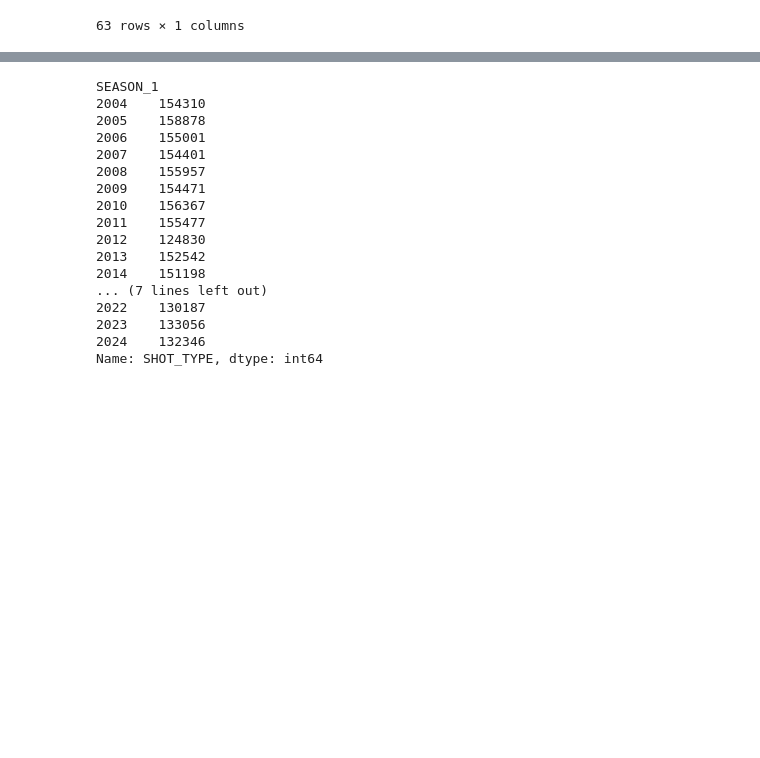
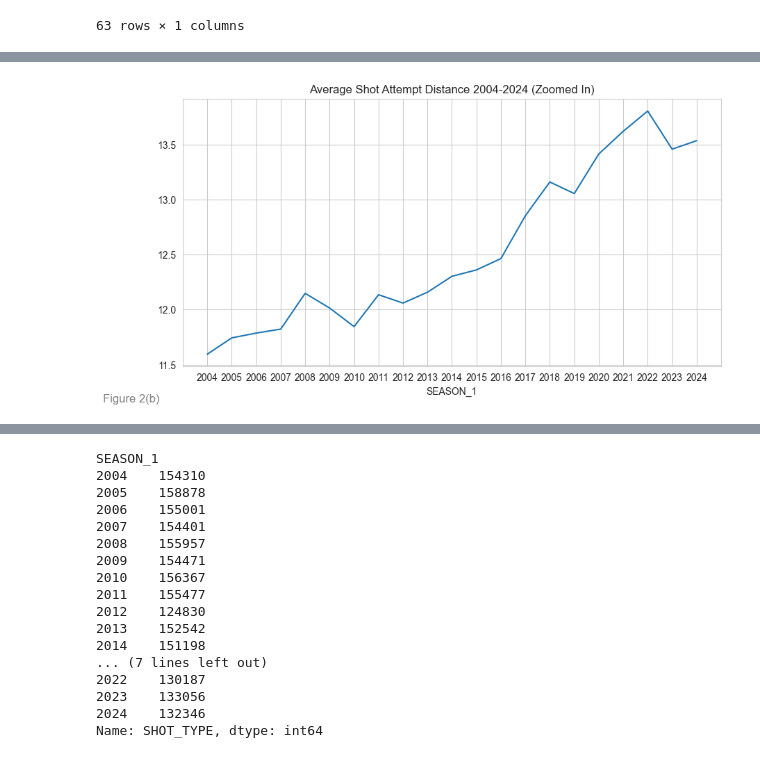
Before and after one commit to PatrickCoop12/nba_shooting_analysis, a Jupyter notebook: shots.ipynb, the cells around one changed output, grey strips where cells are left out. Cells and saved outputs as stored; diff of their text form; code cells hidden in the pictures; blank space fills up the shorter version.

```diff
--- a/shots.ipynb
+++ b/shots.ipynb
@@ -248,2 +275,14 @@ plt.show()
+# %%
+# Plotting line chart showing average shot attempt distances each year year
+nba_shots.groupby('SEASON_1')['SHOT_DISTANCE'].mean().plot(kind='line', figsize=(10,5))
+integer_ticks = np.arange(int(nba_shots['SEASON_1'].min()), int(nba_shots['SEASON_1'].max()) + 1, 1)
+plt.xticks(integer_ticks) # Custom tick range to prevent half point increments on x-axis
+plt.title('Average Shot Attempt Distance 2004-2024 (Zoomed In)')
+plt.annotate(text='Figure 2(b)', xy=(0.01, 0.01), xycoords='figure fraction',
+            horizontalalignment='left', verticalalignment='bottom',
+            fontsize=12, color='gray')
+plt.show()
+# %% [output]
+[figure, added]
 # %%
 # plotting shot attempts by shot type
```
Also changed, not shown: parts of 11 cells of this notebook.
